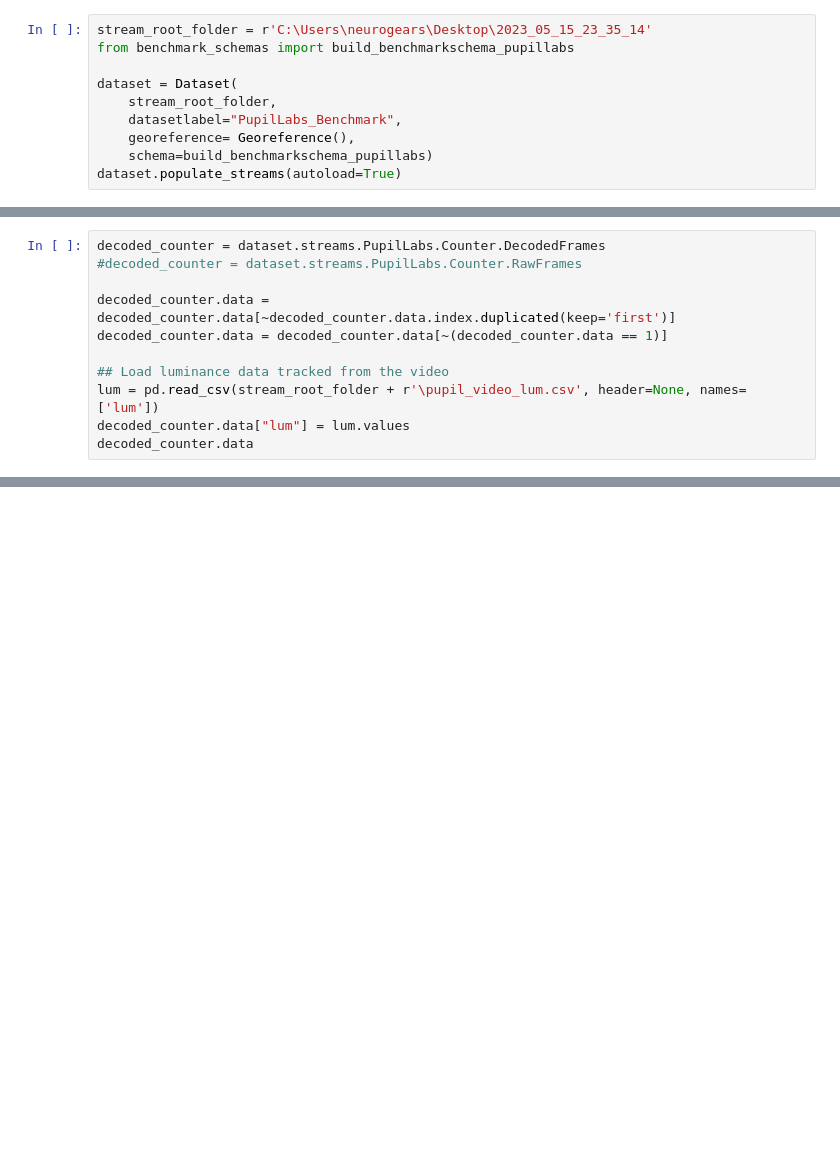
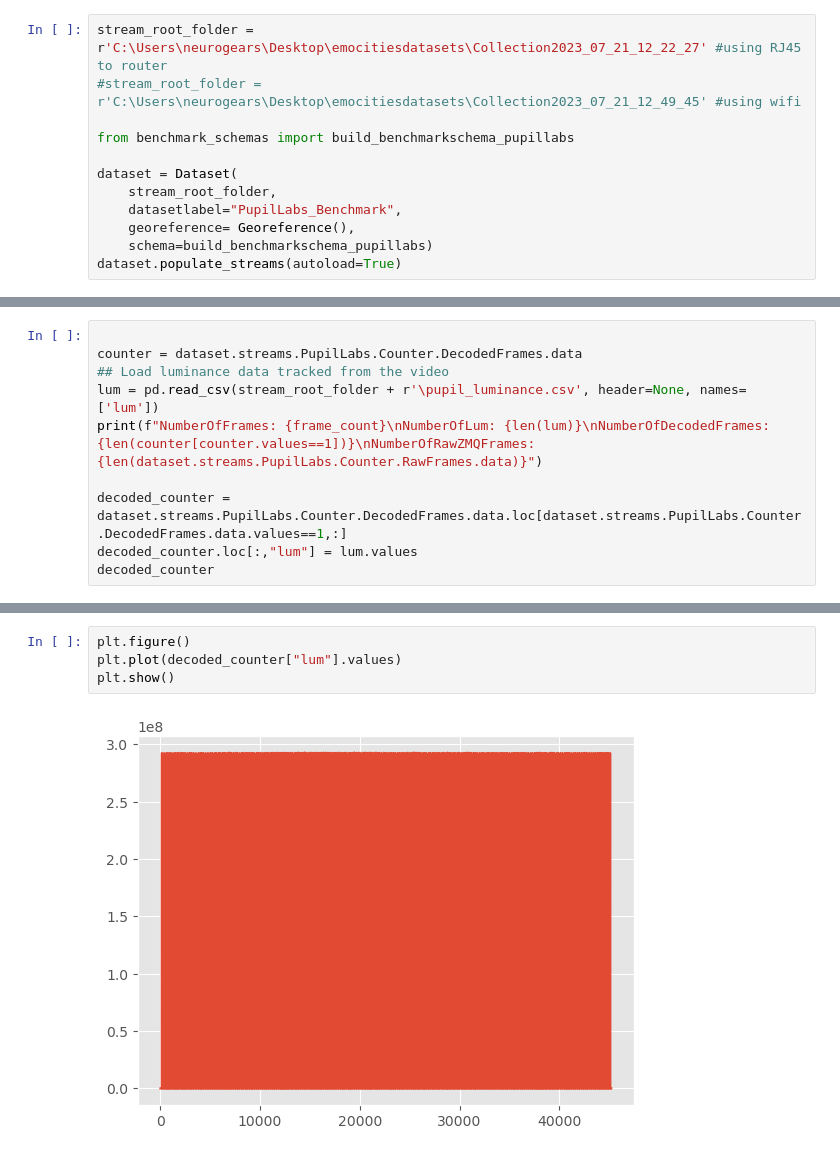
Before and after one commit to emotional-cities/notebooks, a Jupyter notebook: src/poc-v1/Benchmarks/Benchmark_PupilLabs.ipynb, the cells around one changed output, grey strips where cells are left out. Cells and saved outputs as stored; diff of their text form; blank space fills up the shorter version.

Commit message:
Add pupil benchmarks

```diff
--- a/src/poc-v1/Benchmarks/Benchmark_PupilLabs.ipynb
+++ b/src/poc-v1/Benchmarks/Benchmark_PupilLabs.ipynb
@@ -24,5 +22,7 @@ mpl.rcParams.update(new_rc_params)
 # %%
-stream_root_folder = r'C:\Users\neurogears\Desktop\2023_05_15_23_35_14'
+stream_root_folder = r'C:\Users\neurogears\Desktop\emocitiesdatasets\Collection2023_07_21_12_22_27' #using RJ45 to router
+#stream_root_folder = r'C:\Users\neurogears\Desktop\emocitiesdatasets\Collection2023_07_21_12_49_45' #using wifi
+
 from benchmark_schemas import build_benchmarkschema_pupillabs
 
 dataset = Dataset(
@@ -42,11 +44,10 @@ print('Number of frames: ', frame_count)
 # %%
-decoded_counter = dataset.streams.PupilLabs.Counter.DecodedFrames
-#decoded_counter = dataset.streams.PupilLabs.Counter.RawFrames
 
-decoded_counter.data = decoded_counter.data[~decoded_counter.data.index.duplicated(keep='first')]
-decoded_counter.data = decoded_counter.data[~(decoded_counter.data == 1)]
+counter = dataset.streams.PupilLabs.Counter.DecodedFrames.data
+## Load luminance data tracked from the video
+lum = pd.read_csv(stream_root_folder + r'\pupil_luminance.csv', header=None, names=['lum'])
+print(f"NumberOfFrames: {frame_count}\nNumberOfLum: {len(lum)}\nNumberOfDecodedFrames: {len(counter[counter.values==1])}\nNumberOfRawZMQFrames: {len(dataset.streams.PupilLabs.Counter.RawFrames.data)}")
 
-## Load luminance data tracked from the video
-lum = pd.read_csv(stream_root_folder + r'\pupil_video_lum.csv', header=None, names=['lum'])
-decoded_counter.data["lum"] = lum.values
-decoded_counter.data
+decoded_counter = dataset.streams.PupilLabs.Counter.DecodedFrames.data.loc[dataset.streams.PupilLabs.Counter.DecodedFrames.data.values==1,:]
+decoded_counter.loc[:,"lum"] = lum.values
+decoded_counter
@@ -53 +78,7 @@ decoded_counter.data
+# %%
+plt.figure()
+plt.plot(decoded_counter["lum"].values)
+plt.show()
+# %% [output]
+[figure, added]
 # %%
```
Also changed, not shown: parts of 6 cells of this notebook, 2 other files.
